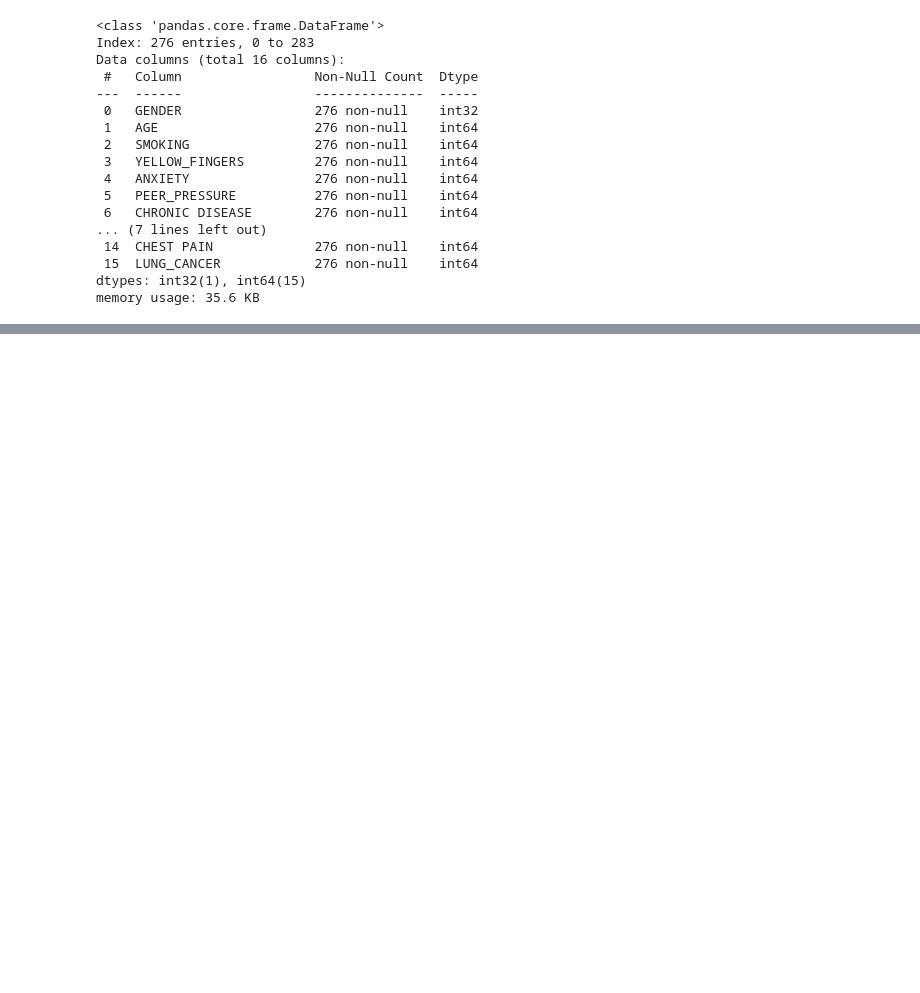
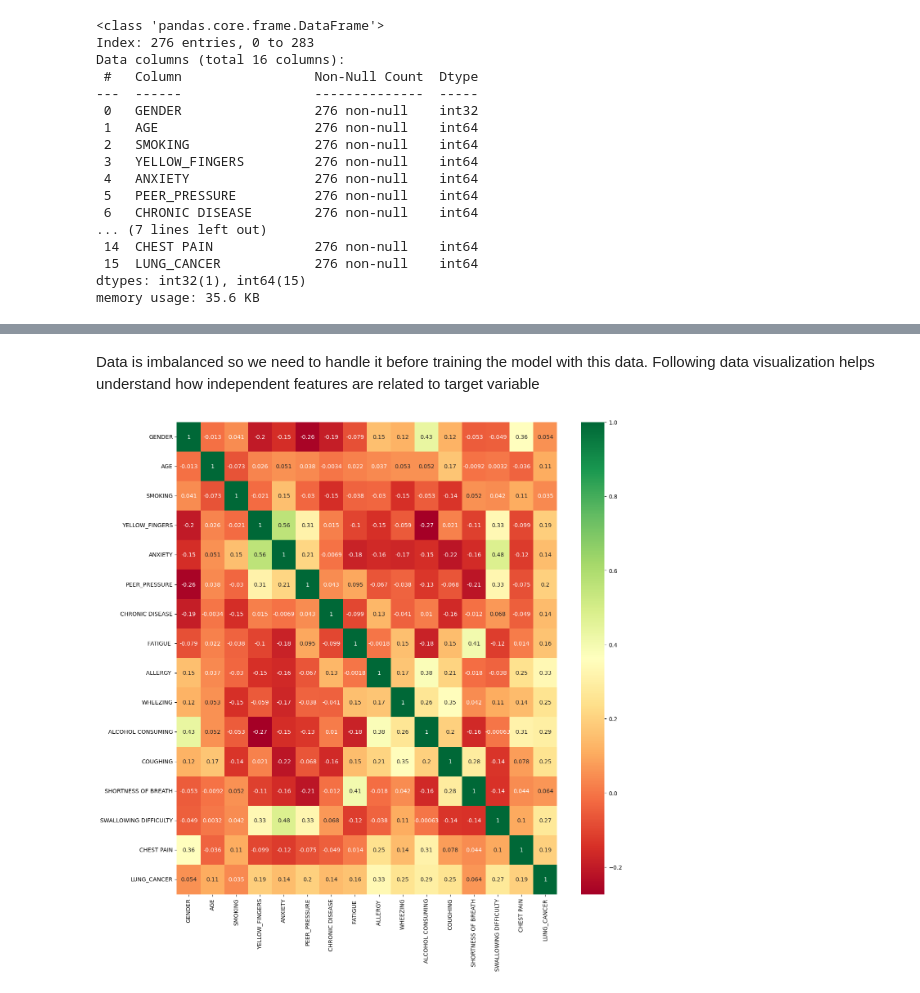
Before and after one commit to devikaepp9/Quirky_Coders_Lung_Cancer_Prediction_System, a Jupyter notebook: lung-cancer.ipynb, the cells around one changed output, grey strips where cells are left out. Drawn from its saved outputs; the diff is of its cells as text; code cells hidden in the pictures; blank space fills up the shorter version.

```diff
--- a/lung-cancer.ipynb
+++ b/lung-cancer.ipynb
@@ -165,0 +180,14 @@ memory usage: 35.6 KB
+# %% [markdown]
+Data is imbalanced so we need to handle it before training the model with this data.
+Following data visualization helps understand how independent features are related to target variable
+# %%
+X = df.iloc[:,0:14]  #independent columns
+y = df.iloc[:,-1]
+#get correlations of each features in dataset
+corrmat = df.corr()
+top_corr_features = corrmat.index
+plt.figure(figsize=(15,15))
+#plot heat map
+g=sns.heatmap(df[top_corr_features].corr(),annot=True,cmap="RdYlGn")
+# %% [output]
+[figure, added]
```
Also changed, not shown: parts of 7 cells of this notebook.
